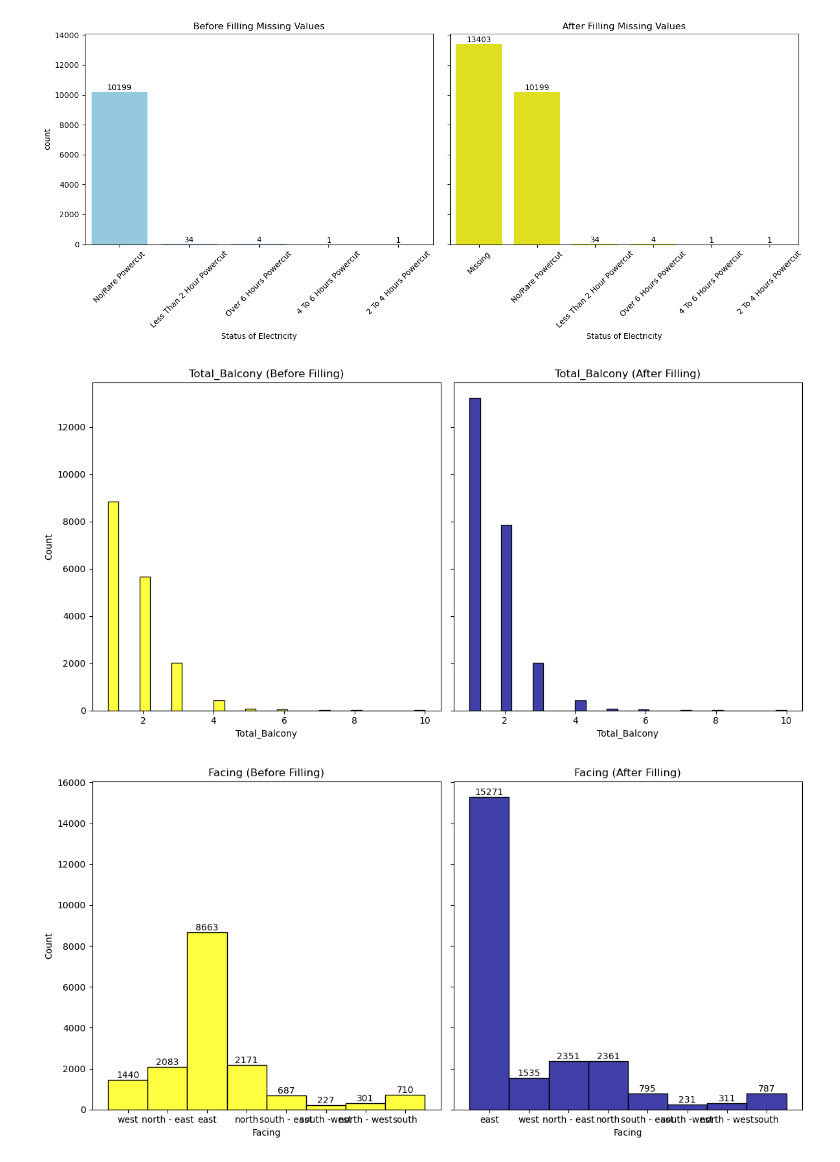
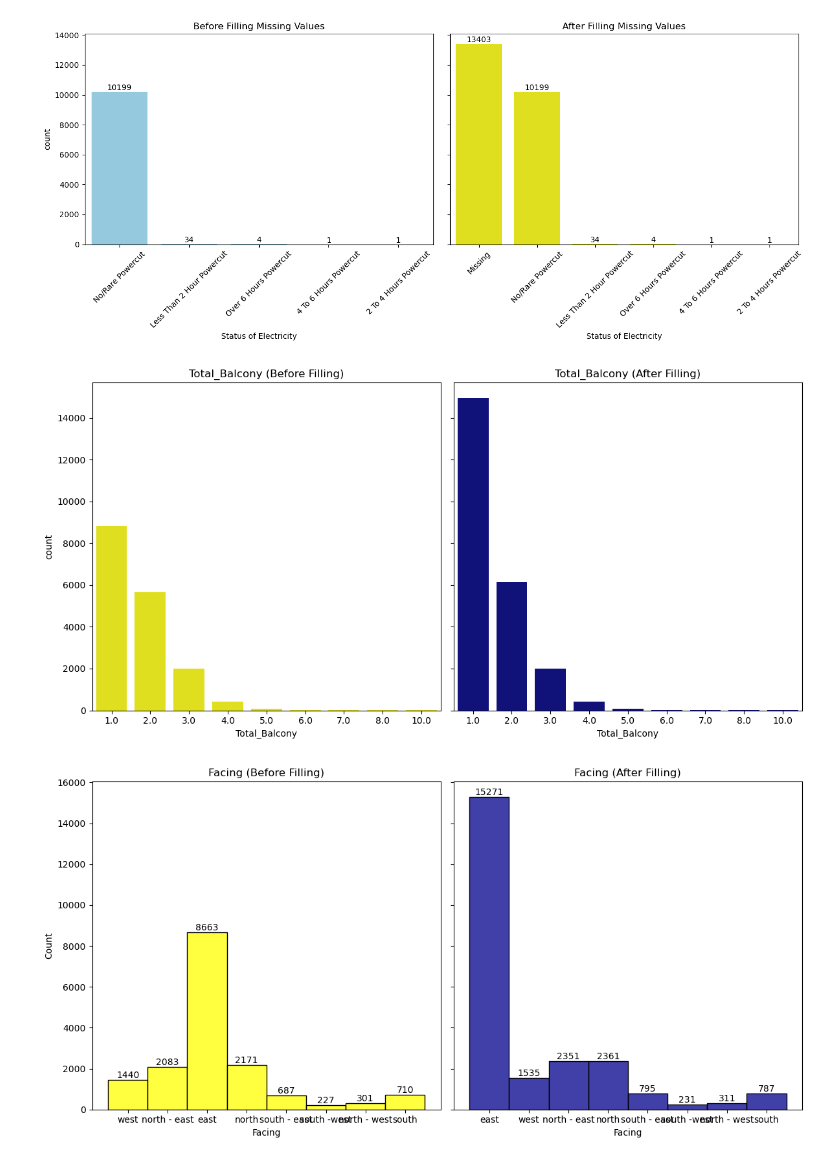
Before and after one commit to Himanshu7d3/House_Rent_Prediction, a Jupyter notebook: New_Data_Cleaning.ipynb, the cells around one changed output. Drawn from its saved outputs; the diff is of its cells as text; code cells hidden in the pictures.

```diff
--- a/New_Data_Cleaning.ipynb
+++ b/New_Data_Cleaning.ipynb
@@ -1517,23 +1538,40 @@ df32['carpet_bin'] = pd.cut(
     labels=['0-500', '500-1000', '1000-1500', '1500-2000', '2000-3000', '3000+']
 )
 # %%
-fig, ax = plt.subplots(nrows=1, ncols=2, figsize=(12,6),sharey=True)
+fig, ax = plt.subplots(nrows=1, ncols=2, figsize=(12,6), sharey=True)
 
-sns.histplot(df32['Total_Balcony'], ax=ax[0], color='yellow', bins=30)
+# BEFORE
+sns.countplot(x=df32['Total_Balcony'], ax=ax[0], color='yellow')
 ax[0].set_title('Total_Balcony (Before Filling)')
 
-balcony_map = df32.groupby('carpet_bin',observed=False)['Total_Balcony'].median()
-df32['Total_Balcony'] = df32.apply(lambda row: balcony_map[row['carpet_bin']] if pd.isna(row['Total_Balcony']) else row['Total_Balcony'],axis=1)
 
-sns.histplot(df32['Total_Balcony'], ax=ax[1], color='darkblue', bins=30)
+# ---------- FILLING ---------- #
+
+def safe_mode(x):
+    m = x.mode()
+    return m.iloc[0] if not m.empty else np.nan
+
+df32['Total_Balcony'] = df32['Total_Balcony'].fillna(
+    df32.groupby('carpet_bin')['Total_Balcony'].transform(safe_mode)
+)
+
+# fallback
+df32['Total_Balcony'] = df32['Total_Balcony'].fillna(
+    df32['Total_Balcony'].mode().iloc[0]
+)
+
+
+# AFTER
+sns.countplot(x=df32['Total_Balcony'], ax=ax[1], color='darkblue')
 ax[1].set_title('Total_Balcony (After Filling)')
 
-df32.drop('carpet_bin',axis=1,inplace=True)
+
+df32.drop('carpet_bin', axis=1, inplace=True)
 
 plt.tight_layout()
 plt.show()
 # %% [output]
-[figure, old version]
+[figure, new version]
 # %%
 fig, ax = plt.subplots(nrows=1, ncols=2, figsize=(12,6), sharey=True)
 
```
Also changed, not shown: parts of 16 cells of this notebook.
